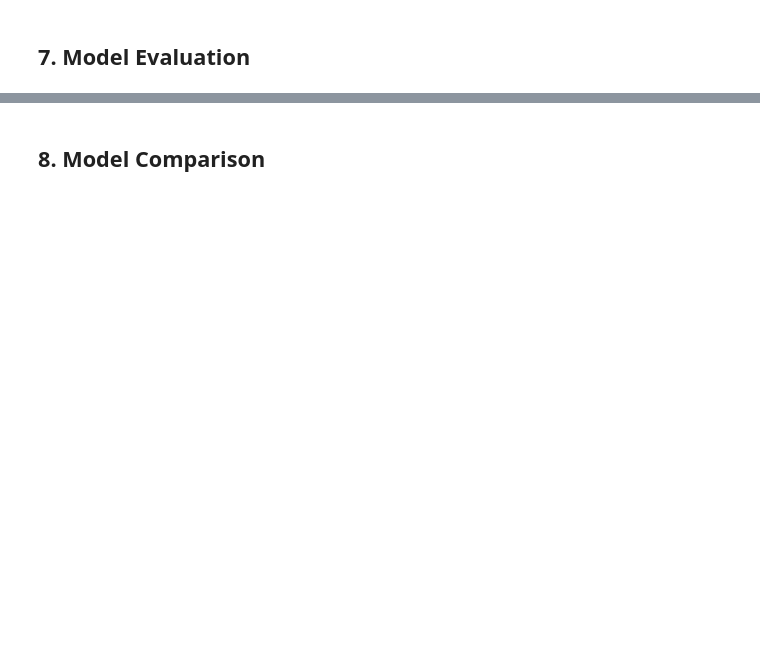
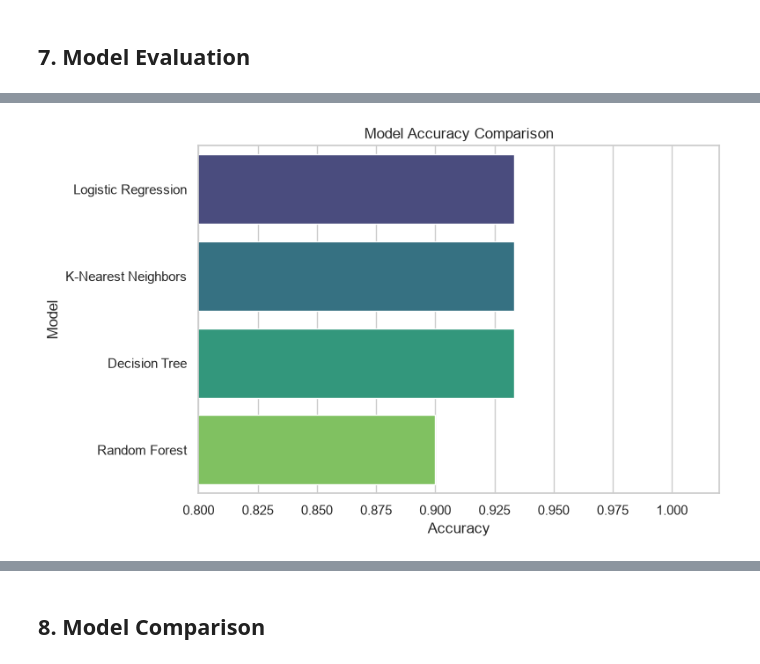
Before and after one commit to Sowravkanth/OIBSIP, a Jupyter notebook: DataScience-Task1-IrisClassification/notebooks/Iris_Flower_Classification.ipynb, the cells around one changed output, grey strips where cells are left out. Drawn from its saved outputs; the diff is of its cells as text; code cells hidden in the pictures; blank space fills up the shorter version.

```diff
--- a/DataScience-Task1-IrisClassification/notebooks/Iris_Flower_Classification.ipynb
+++ b/DataScience-Task1-IrisClassification/notebooks/Iris_Flower_Classification.ipynb
@@ -278,2 +314,21 @@ Feature Scaling Completed.
 # %% [markdown]
 ## 7. Model Evaluation
+# %%
+# Calculate Accuracy Scores
+
+accuracy_results = {}
+
+for name, prediction in predictions.items():
+    accuracy = accuracy_score(y_test, prediction)
+    accuracy_results[name] = accuracy
+
+accuracy_df = (
+    pd.DataFrame(
+        accuracy_results.items(),
+        columns=["Model", "Accuracy"]
+    )
+    .sort_values(by="Accuracy", ascending=False)
+    .reset_index(drop=True)
+)
+
+accuracy_df
@@ -279,0 +341,21 @@ Feature Scaling Completed.
+# %%
+# Accuracy Comparison
+
+plt.figure(figsize=(8,5))
+
+sns.barplot(
+    data=accuracy_df,
+    x="Accuracy",
+    y="Model",
+    palette="viridis"
+)
+
+plt.title("Model Accuracy Comparison")
+
+plt.xlim(0.8,1.02)
+
+plt.tight_layout()
+
+plt.show()
+# %% [output]
+[figure, added]
```
Also changed, not shown: parts of 9 cells of this notebook.
